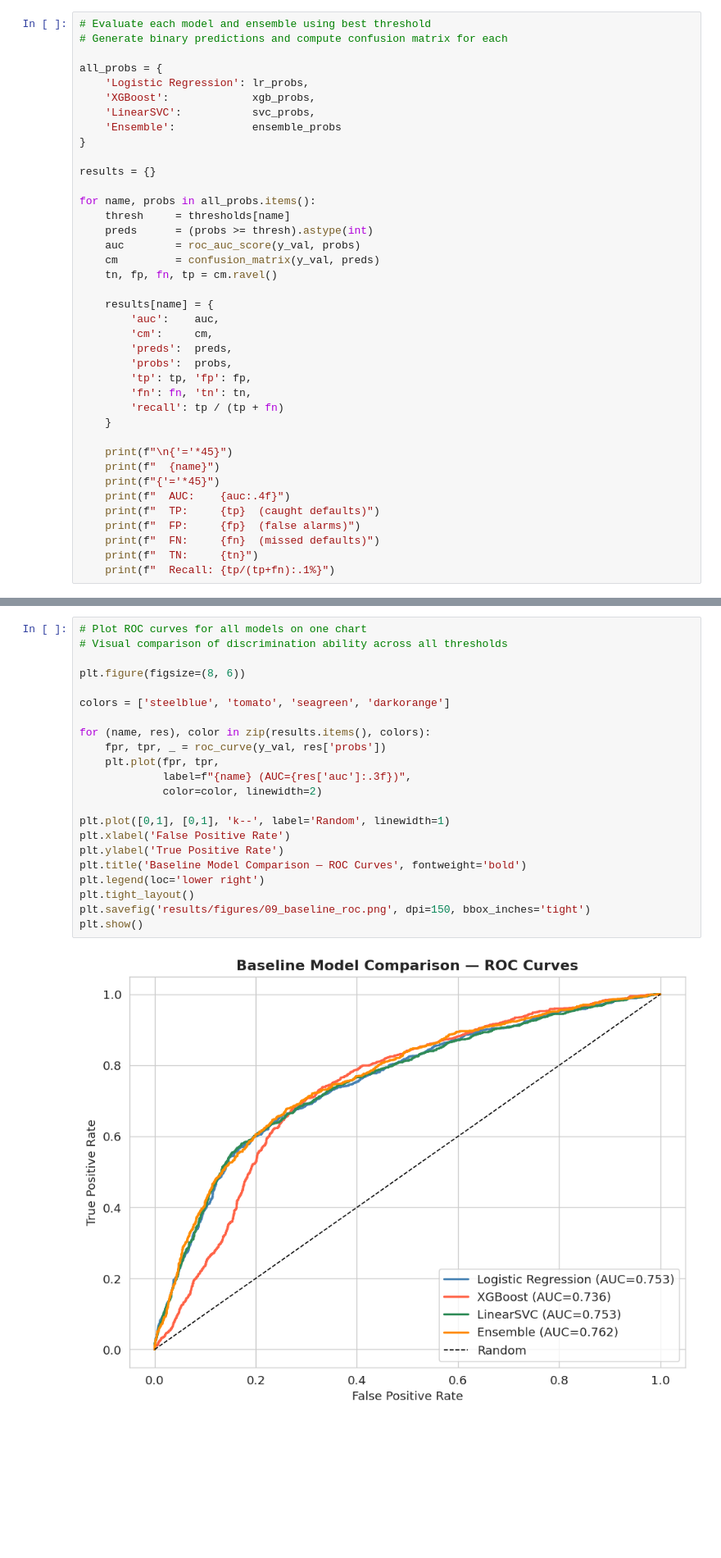
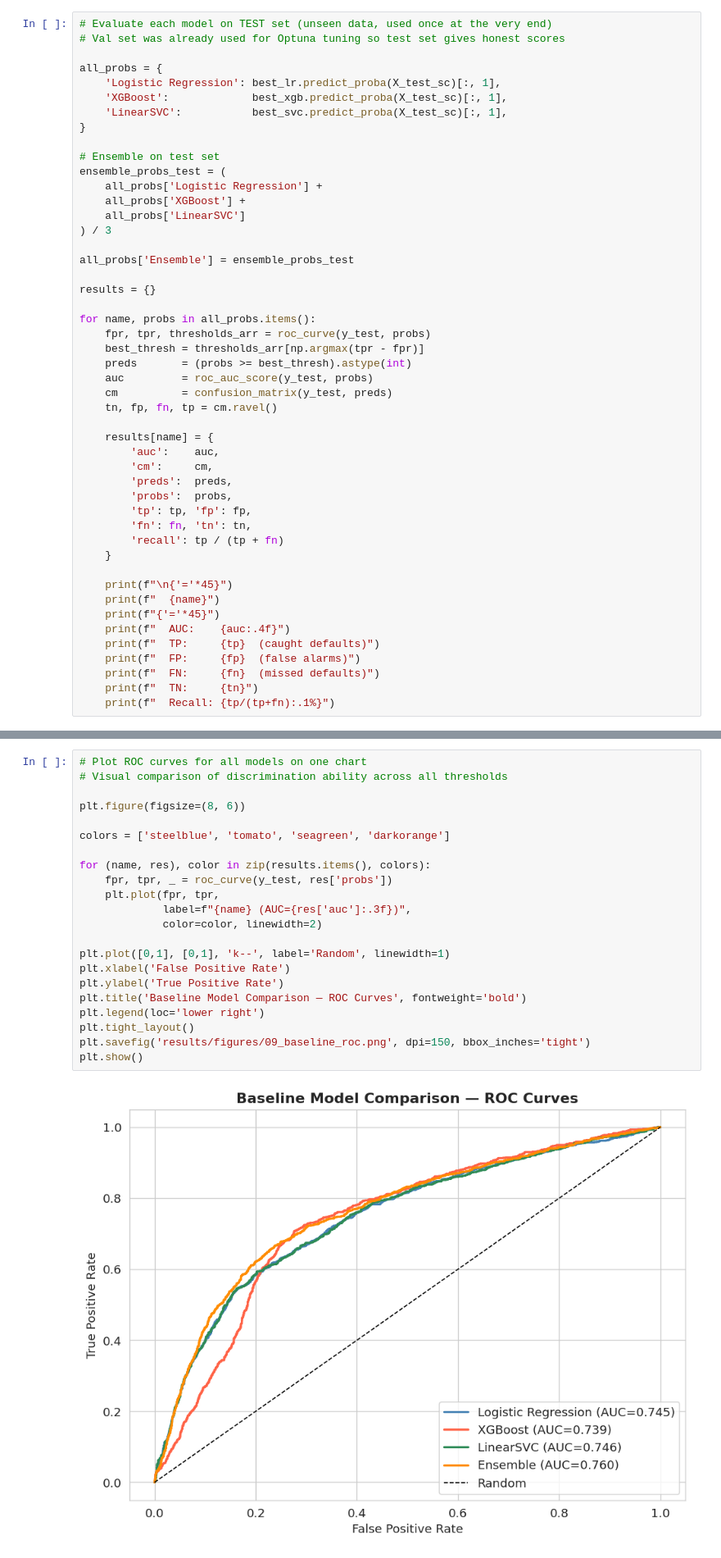
Before and after one commit to suparuek2405/credit-default-dl, a Jupyter notebook: notebooks/02_baseline_models.ipynb, the cells around one changed output, grey strips where cells are left out. Shown at 82% size. Saved outputs shown, nothing was run; the diff lists cells and outputs as text; blank space fills up the shorter version.

```diff
--- a/notebooks/02_baseline_models.ipynb
+++ b/notebooks/02_baseline_models.ipynb
@@ -365,21 +371,30 @@ Ensemble                  best threshold: 0.543
 # %%
-# Evaluate each model and ensemble using best threshold
-# Generate binary predictions and compute confusion matrix for each
+# Evaluate each model on TEST set (unseen data, used once at the very end)
+# Val set was already used for Optuna tuning so test set gives honest scores
 
 all_probs = {
-    'Logistic Regression': lr_probs,
-    'XGBoost':             xgb_probs,
-    'LinearSVC':           svc_probs,
-    'Ensemble':            ensemble_probs
+    'Logistic Regression': best_lr.predict_proba(X_test_sc)[:, 1],
+    'XGBoost':             best_xgb.predict_proba(X_test_sc)[:, 1],
+    'LinearSVC':           best_svc.predict_proba(X_test_sc)[:, 1],
 }
+
+# Ensemble on test set
+ensemble_probs_test = (
+    all_probs['Logistic Regression'] +
+    all_probs['XGBoost'] +
+    all_probs['LinearSVC']
+) / 3
+
+all_probs['Ensemble'] = ensemble_probs_test
 
 results = {}
 
 for name, probs in all_probs.items():
-    thresh     = thresholds[name]
-    preds      = (probs >= thresh).astype(int)
-    auc        = roc_auc_score(y_val, probs)
-    cm         = confusion_matrix(y_val, preds)
+    fpr, tpr, thresholds_arr = roc_curve(y_test, probs)
+    best_thresh = thresholds_arr[np.argmax(tpr - fpr)]
+    preds       = (probs >= best_thresh).astype(int)
+    auc         = roc_auc_score(y_test, probs)
+    cm          = confusion_matrix(y_test, preds)
     tn, fp, fn, tp = cm.ravel()
 
     results[name] = {
@@ -422,27 +437,27 @@ for name, probs in all_probs.items():
 # %%
 # Plot ROC curves for all models on one chart
 # Visual comparison of discrimination ability across all thresholds
 
 plt.figure(figsize=(8, 6))
 
 colors = ['steelblue', 'tomato', 'seagreen', 'darkorange']
 
 for (name, res), color in zip(results.items(), colors):
-    fpr, tpr, _ = roc_curve(y_val, res['probs'])
+    fpr, tpr, _ = roc_curve(y_test, res['probs'])
     plt.plot(fpr, tpr,
              label=f"{name} (AUC={res['auc']:.3f})",
              color=color, linewidth=2)
 
 plt.plot([0,1], [0,1], 'k--', label='Random', linewidth=1)
 plt.xlabel('False Positive Rate')
 plt.ylabel('True Positive Rate')
 plt.title('Baseline Model Comparison — ROC Curves', fontweight='bold')
 plt.legend(loc='lower right')
 plt.tight_layout()
 plt.savefig('results/figures/09_baseline_roc.png', dpi=150, bbox_inches='tight')
 plt.show()
 # %% [output]
-[figure, old version]
+[figure, new version]
 # %%
 # Plot confusion matrices side by side for all 4 models
 # Shows trade-off between TP, FP, FN, TN visually
```
Also changed, not shown: parts of 5 cells of this notebook.
